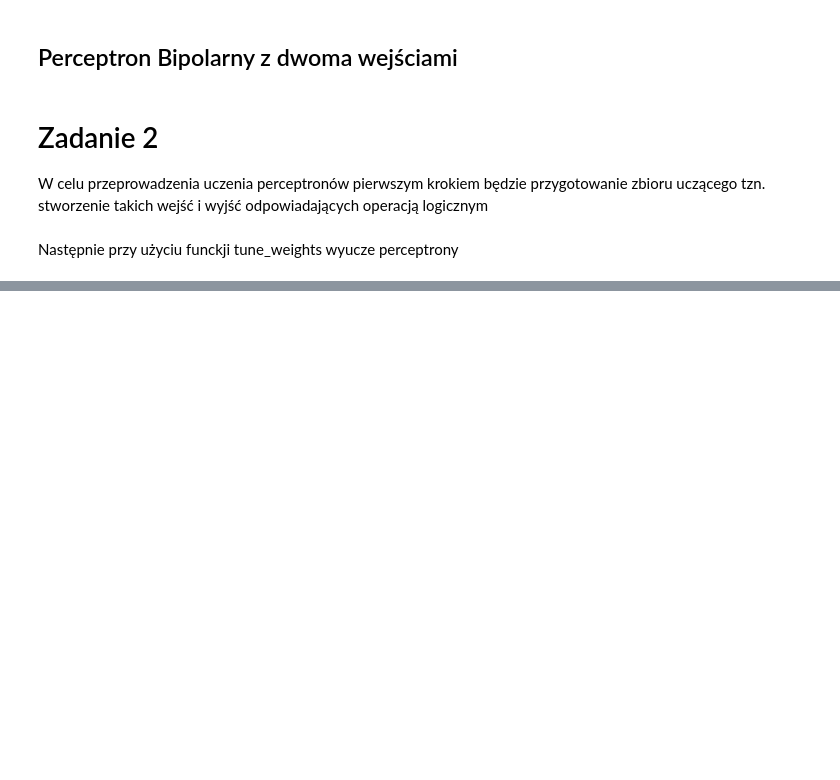
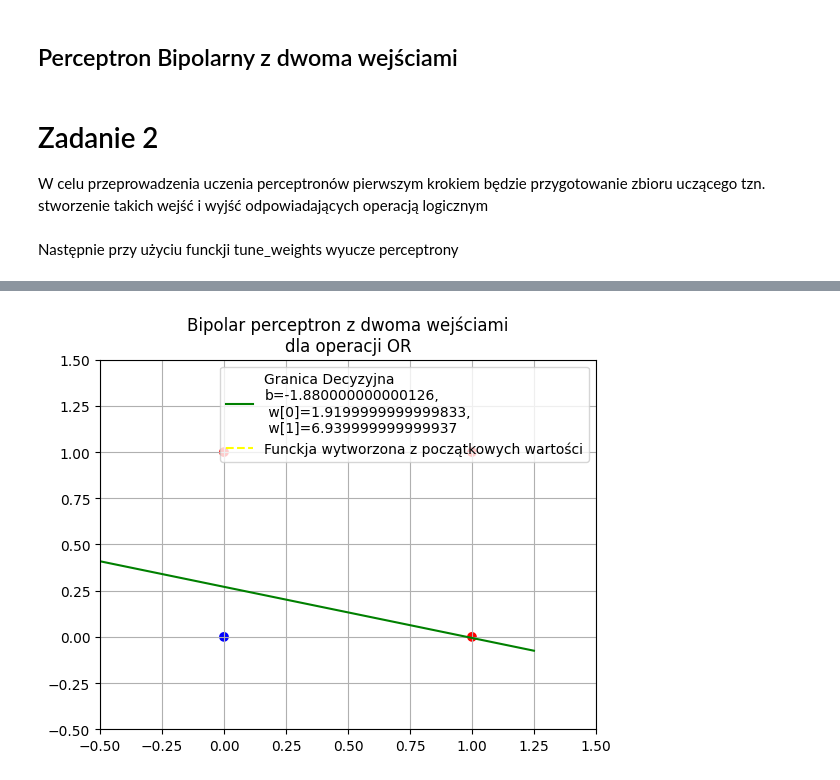
Before and after one commit to Mabuza713/ArtificialInteligence, a Jupyter notebook: main.ipynb, the cells around one changed output, grey strips where cells are left out. Drawn from its saved outputs; the diff is of its cells as text; code cells hidden in the pictures; blank space fills up the shorter version.

```diff
--- a/main.ipynb
+++ b/main.ipynb
@@ -35,7 +58,7 @@ perceptron_array.append(bi_one)
 w1 = float(random.randrange(-10, 10))
 w2 = float(random.randrange(-10, 10))
 b = float(random.randrange(-10, 10))
-bi_two = BipolarPerceptron([w1, w2], b, 0.01)
+bi_two = BipolarPerceptron([w1, w2], b, 0.01, "bi_two_or")
 perceptron_array.append(bi_two)
 # %% [markdown]
 # Zadanie 2
@@ -89,0 +153,4 @@ create_plot(or_two_X, or_two_Y, uni_two, "OR")
+# %%
+create_plot(or_two_X, or_two_Y, bi_two, "OR")
+# %% [output]
+[figure, added]
```
Also changed, not shown: parts of 46 cells of this notebook, 1 other file.
